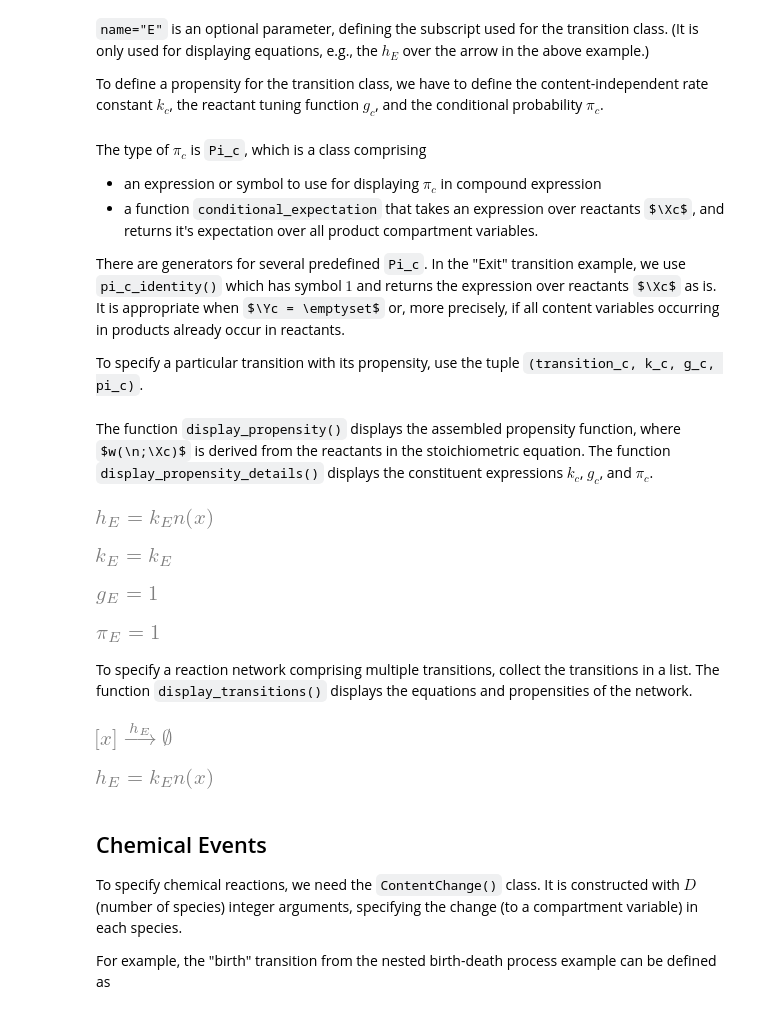
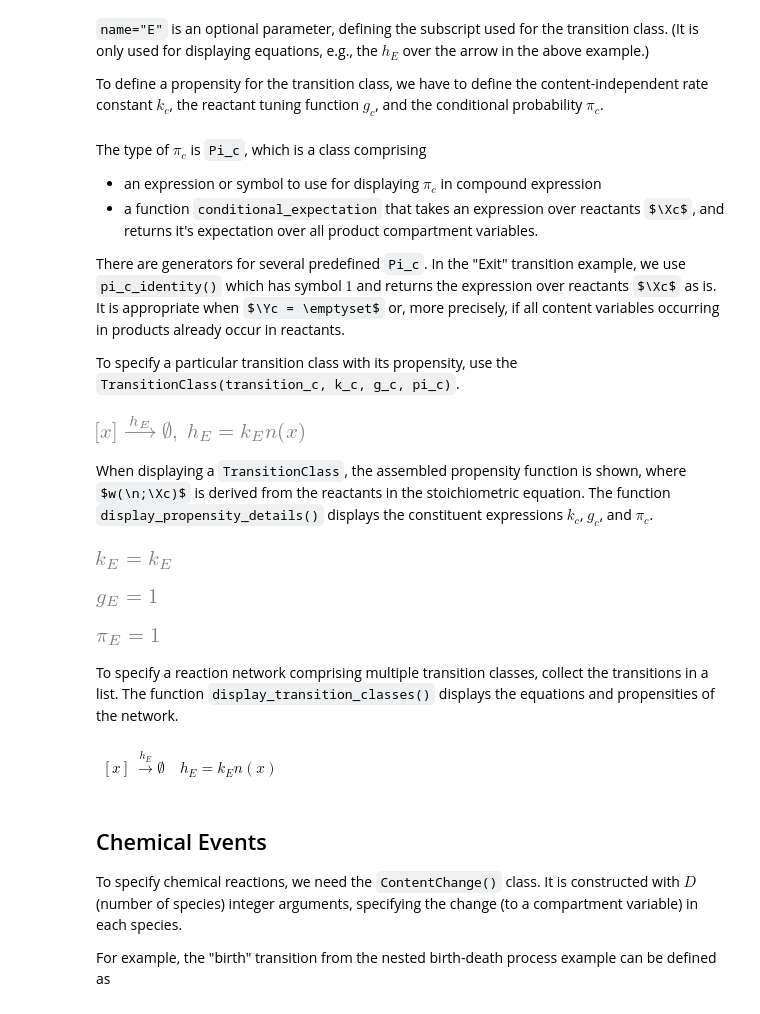
Before and after one commit to zechnerlab/Compartor, a Jupyter notebook: (1) HOWTO - specifying reaction network.ipynb, the cells around one changed output. Saved outputs shown, nothing was run; the diff lists cells and outputs as text; code cells hidden in the pictures; some formulas as TeX source.

Commit message:
Use TransitionClass instead of (transition,k,c,pi) tuple

```diff
--- a/(1) HOWTO - specifying reaction network.ipynb
+++ b/(1) HOWTO - specifying reaction network.ipynb
@@ -58,16 +58,15 @@ The type of $\pi_c$ is `Pi_c`, which is a class comprising
 
 There are generators for several predefined `Pi_c`. In the "Exit" transition example, we use `pi_c_identity()` which has symbol $1$ and returns the expression over reactants $\Xc$ as is. It is appropriate when $\Yc = \emptyset$ or, more precisely, if all content variables occurring in products already occur in reactants.
 
-To specify a particular transition with its propensity, use the tuple `(transition_c, k_c, g_c, pi_c)`.
+To specify a particular transition class with its propensity, use the `TransitionClass(transition_c, k_c, g_c, pi_c)`.
 # %%
-Exit = (transition_E, k_E, g_E, pi_E)
+Exit = TransitionClass(transition_E, k_E, g_E, pi_E)
+display(Exit)
+# %% [output]
+[figure, added]
 # %% [markdown]
-The function `display_propensity()` displays the assembled propensity function, where $w(\n;\Xc)$ is derived from the reactants in the stoichiometric equation.
+When displaying a `TransitionClass`, the assembled propensity function is shown, where $w(\n;\Xc)$ is derived from the reactants in the stoichiometric equation.
 The function `display_propensity_details()` displays the constituent expressions $k_c$, $g_c$, and $\pi_c$.
-# %%
-display_propensity(Exit)
-# %% [output]
-[figure, removed]
 # %%
 display_propensity_details(Exit)
 # %% [output]
@@ -75,14 +74,13 @@ display_propensity_details(Exit)
 [figure]
 [figure]
 # %% [markdown]
-To specify a reaction network comprising multiple transitions, collect the transitions in a list.
-The function `display_transitions()` displays the equations and propensities of the network.
+To specify a reaction network comprising multiple transition classes, collect the transitions in a list.
+The function `display_transition_classes()` displays the equations and propensities of the network.
 # %%
 transitions = [Exit]
-display_transitions(transitions)
+display_transition_classes(transitions)
 # %% [output]
-[figure, removed]
-[figure, removed]
+$\displaystyle \begin{align} \left[x\right]&\overset{h_E}{\longrightarrow}\emptyset && h_{E} = k_{E} n{\left(x \right)} \end{align}$
 # %% [markdown]
 ## Chemical Events
 
```
Also changed, not shown: parts of 1 cell of this notebook, 9 other files.
